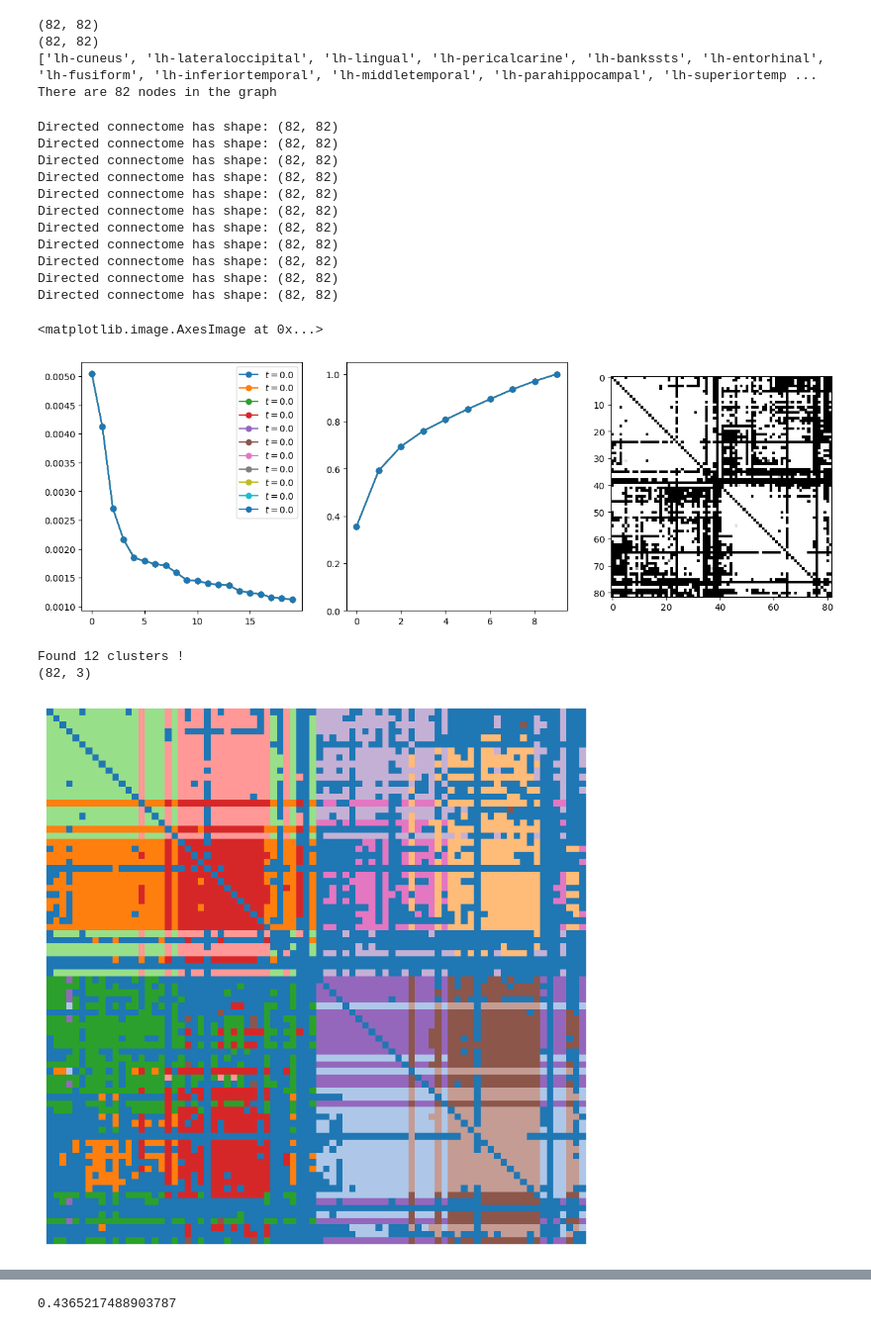
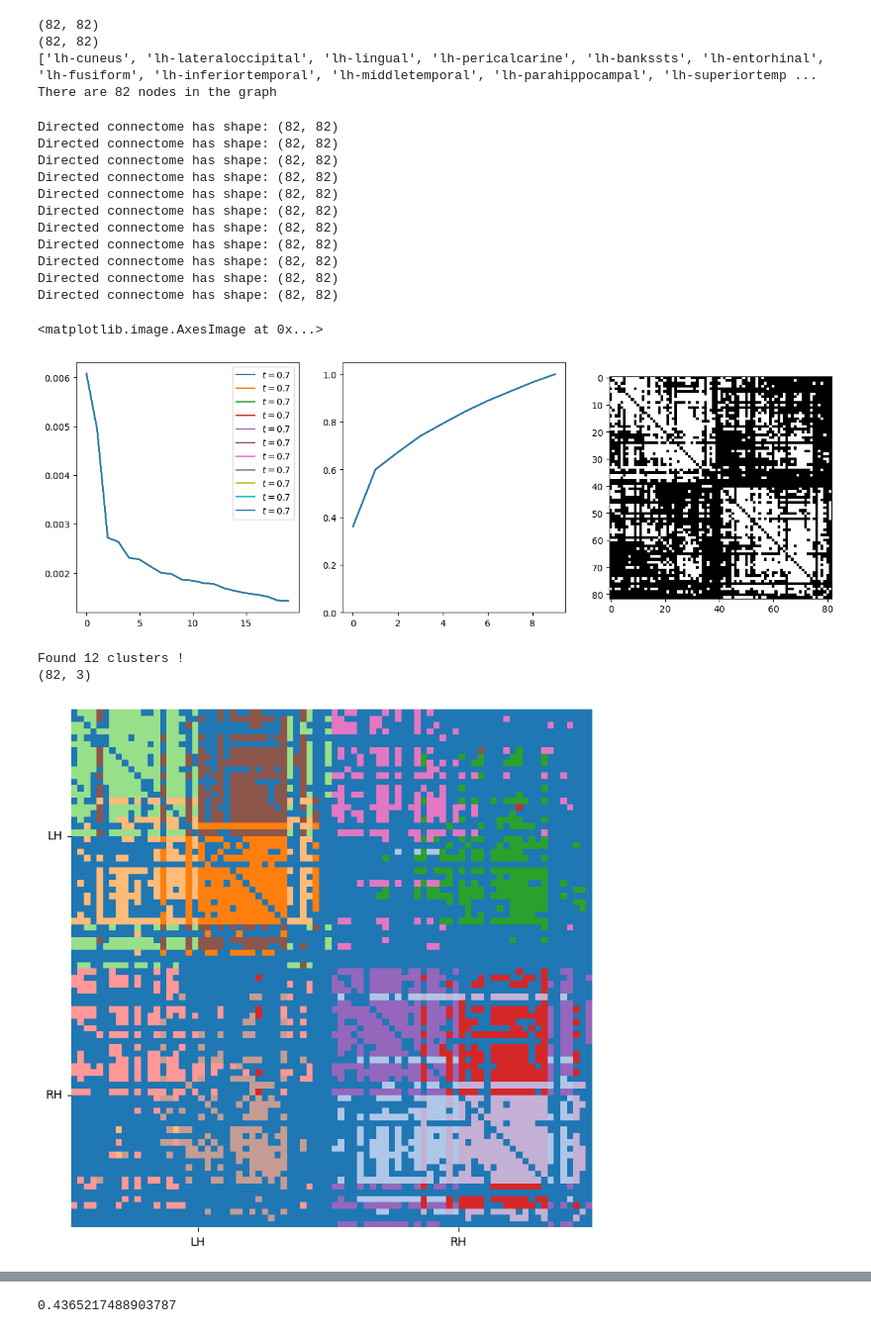
Before and after one commit to acionca/Bimodularity, a Jupyter notebook: ohbm2025-brain-bicom.ipynb, the cells around one changed output, grey strips where cells are left out. Shown at 99% size. Drawn from its saved outputs; the diff is of its cells as text; code cells hidden in the pictures.

```diff
--- a/ohbm2025-brain-bicom.ipynb
+++ b/ohbm2025-brain-bicom.ipynb
@@ -151,7 +151,7 @@ from scipy.stats import binomtest
 k_threshold = 1
 fig, axes = plt.subplots(1, 3, figsize=(15, 5))
 for k_threshold in np.arange(0, 1.1, 0.1):
-    k_threshold = 0
+    k_threshold = 0.7
     #k_matrix = ((2 * (bundle_prob > 0.1).astype(int) * ftract_prob)/(ftract_prob + ftract_prob.T) >= k_threshold).astype(int)
     k_matrix = (2 * bundle_prob * ftract_prob)/(ftract_prob + ftract_prob.T)
     #k_matrix = ((2 * bundle_prob * ftract_prob)/(ftract_prob + ftract_prob.T) >= k_threshold).astype(int)
@@ -202,7 +202,7 @@ Directed connectome has shape: (82, 82)
 Directed connectome has shape: (82, 82)
 Directed connectome has shape: (82, 82)
 <matplotlib.image.AxesImage at 0x...>
-[figure, old version]
+[figure, new version]
 # %%
 importlib.reload(dgsp)
 importlib.reload(dgsp_plot)
@@ -227,39 +227,41 @@ sending_communities, receiving_communities = dgsp.get_node_clusters(edge_cluster
 
 #fig, axes = plt.subplots(ncols=2, figsize=(24, 8), gridspec_kw={"width_ratios": [1, 2]})
 fig, axes = plt.subplots(figsize=(8, 8))
 
 # Edge colors
 #graph_pos = {i: (U[i, vector_id], V[i, vector_id]) for i in range(n_nodes)}
 print(node_centers.shape)
 graph_pos = {i: (x, y) for i, (x, y) in enumerate(zip(node_centers[:, 0], node_centers[:, 1]))}
 
 edge_list = nx.DiGraph(graph).edges()
 
 #axes.imshow(edge_clusters_mat, cmap="tab20", interpolation="none", vmin=0, vmax=20)
 heatmap(edge_clusters_mat, cmap="tab20", ax=axes, cbar=False, vmin=0, vmax=20)
 
-# axes.set_xticks([(2*i+1)*n_nodes//8 for i in range(4)], labels=["LH posterior", "LH anterior", "RH posterior", "RH anterior"])
-# axes.set_yticks([(2*i+1)*n_nodes//8 for i in range(4)], labels=["LH posterior", "LH anterior", "RH posterior", "RH anterior"])
-axes.set_xticks([])
-axes.set_yticks([])
+#axes.set_xticks([(2*i+1)*n_nodes//8 for i in range(4)], labels=["LH posterior", "LH anterior", "RH posterior", "RH anterior"], rotation=0)
+#axes.set_yticks([(2*i+1)*n_nodes//8 for i in range(4)], labels=["LH posterior", "LH anterior", "RH posterior", "RH anterior"])
+axes.set_xticks([(2*i+1)*n_nodes//4 for i in range(2)], labels=["LH", "RH"], rotation=0)
+axes.set_yticks([(2*i+1)*n_nodes//4 for i in range(2)], labels=["LH", "RH"])
+# axes.set_xticks([])
+# axes.set_yticks([])
 
 bimod = dgsp.bimod_index_nodes(graph, sending_communities, receiving_communities, scale=True)
 #bimod_quad = bimod_quad**sum_power/np.sum(bimod_quad**sum_power)
 sorted_id = np.flip(np.argsort(bimod))
 
 titles = [f"$Q(C_{{{i+1}}})={bimod[i]:1.2f}$" for i in range(n_clusters)]
 #titles = np.array(titles)[sorted_id]
 # dgsp_plot.plot_all_bicommunity(graph, sending_communities,
 #                                receiving_communities, fig=fig, axes=axes[1],
 #                                scatter_only=False, titles=titles, layout=graph_pos)
 
 titles = np.array(titles)[sorted_id]
 
-fig.savefig(op.join(path_to_figures, f"bimodularity-MatCluster-Nvec{vector_id_max}k{n_kmeans}-{k_threshold:1.1f}-NoTicks.pdf"), bbox_inches="tight")
+fig.savefig(op.join(path_to_figures, f"bimodularity-MatCluster-Nvec{vector_id_max}k{n_kmeans}-{k_threshold:1.1f}-NoTicks.png"), bbox_inches="tight")
 # %% [output]
 Found 12 clusters !
 (82, 3)
-[figure, old version]
+[figure, new version]
 # %%
 importlib.reload(dgsp_plot)
 
```
Also changed, not shown: parts of 3 cells of this notebook, 2 other files.
